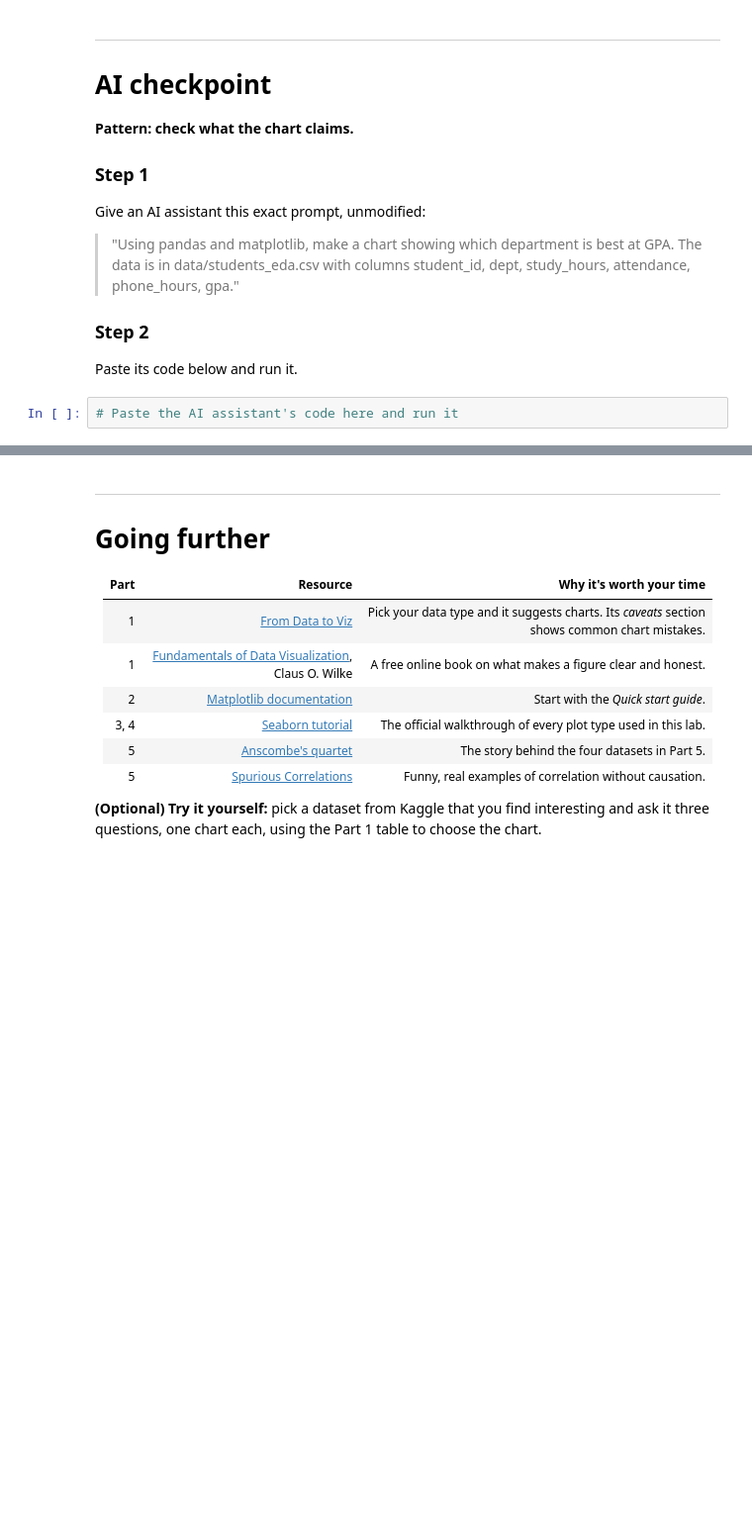
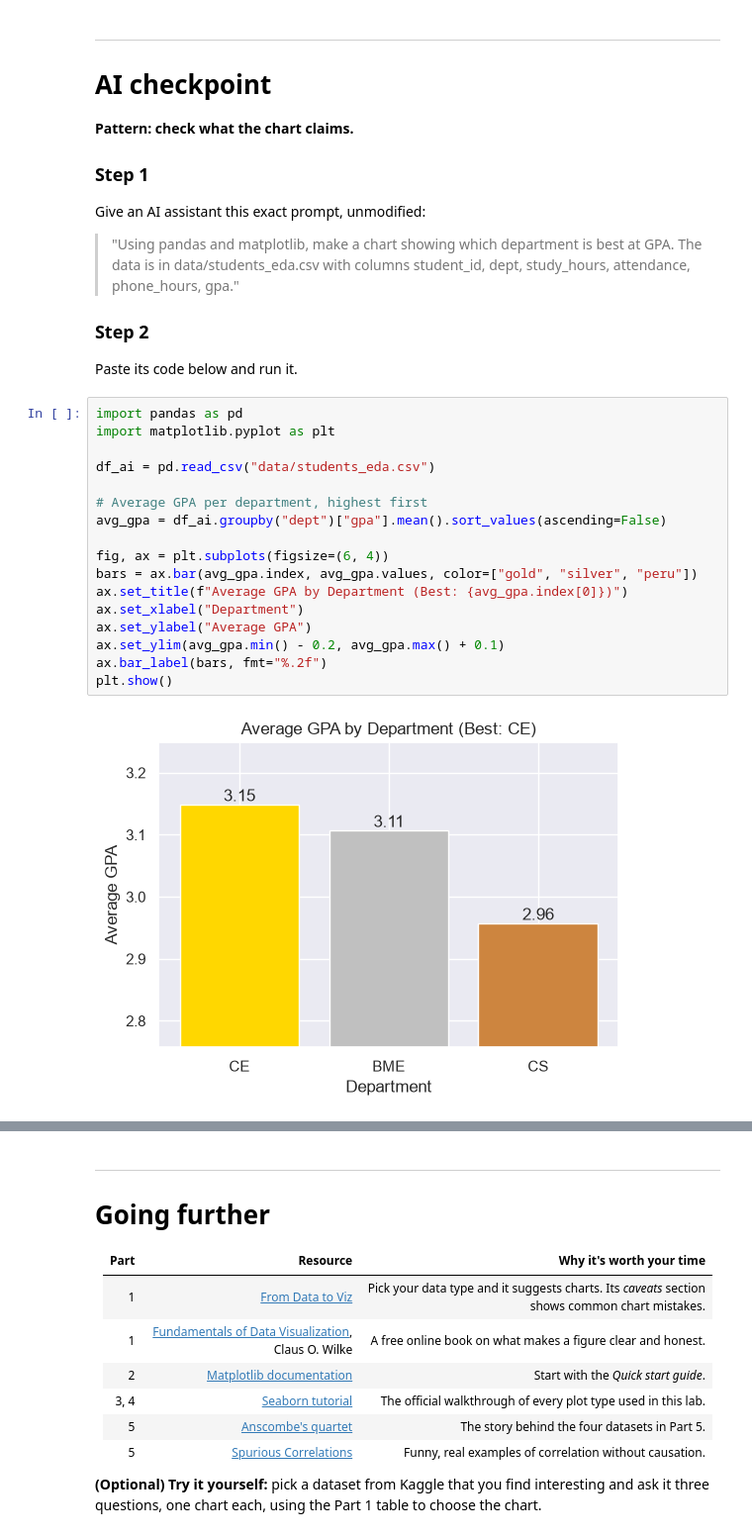
Before and after one commit to f6oomM/arti303, a Jupyter notebook: lab06.ipynb, the cells around one changed output, grey strips where cells are left out. Shown at 99% size. Saved outputs shown, nothing was run; the diff lists cells and outputs as text; blank space fills up the shorter version.

```diff
--- a/lab06.ipynb
+++ b/lab06.ipynb
@@ -581,7 +721,24 @@ Give an AI assistant this exact prompt, unmodified:
 ### Step 2
 Paste its code below and run it.
 # %%
-# Paste the AI assistant's code here and run it
+import pandas as pd
+import matplotlib.pyplot as plt
+
+df_ai = pd.read_csv("data/students_eda.csv")
+
+# Average GPA per department, highest first
+avg_gpa = df_ai.groupby("dept")["gpa"].mean().sort_values(ascending=False)
+
+fig, ax = plt.subplots(figsize=(6, 4))
+bars = ax.bar(avg_gpa.index, avg_gpa.values, color=["gold", "silver", "peru"])
+ax.set_title(f"Average GPA by Department (Best: {avg_gpa.index[0]})")
+ax.set_xlabel("Department")
+ax.set_ylabel("Average GPA")
+ax.set_ylim(avg_gpa.min() - 0.2, avg_gpa.max() + 0.1)
+ax.bar_label(bars, fmt="%.2f")
+plt.show()
+# %% [output]
+[figure, added]
 # %% [markdown]
 ### Step 3: answer these in your own words
 
```
Also changed, not shown: parts of 33 cells of this notebook, 2 other files.
